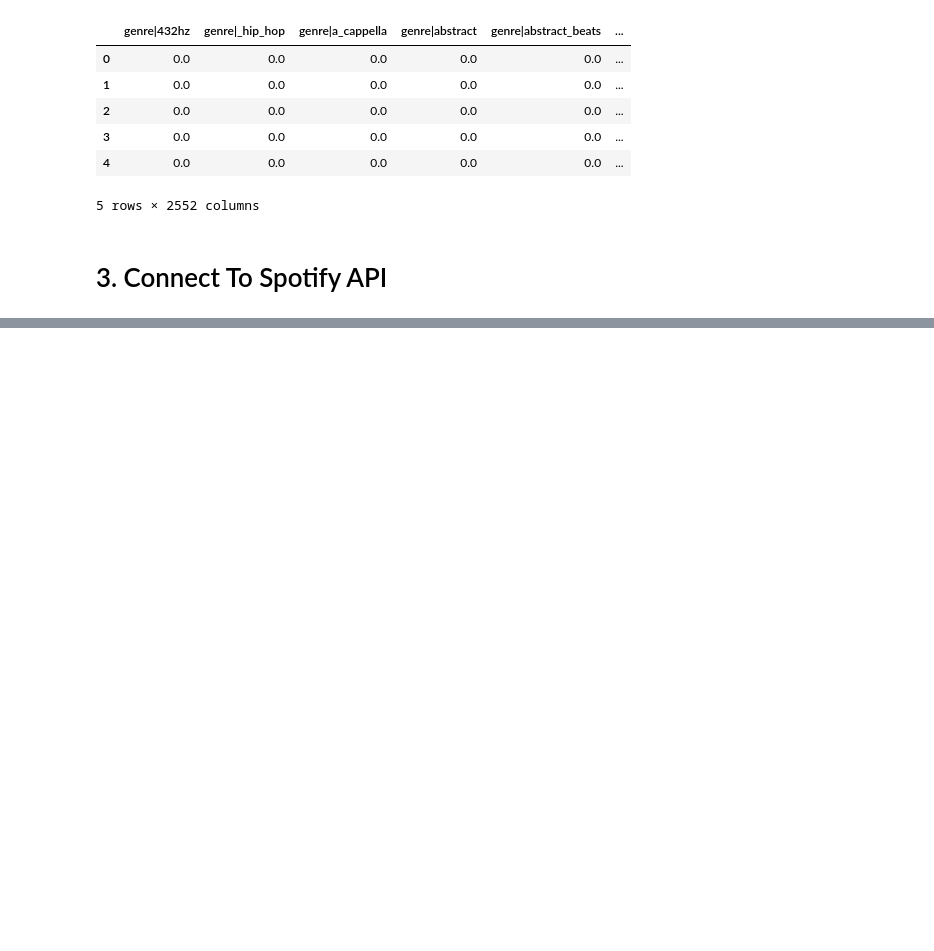
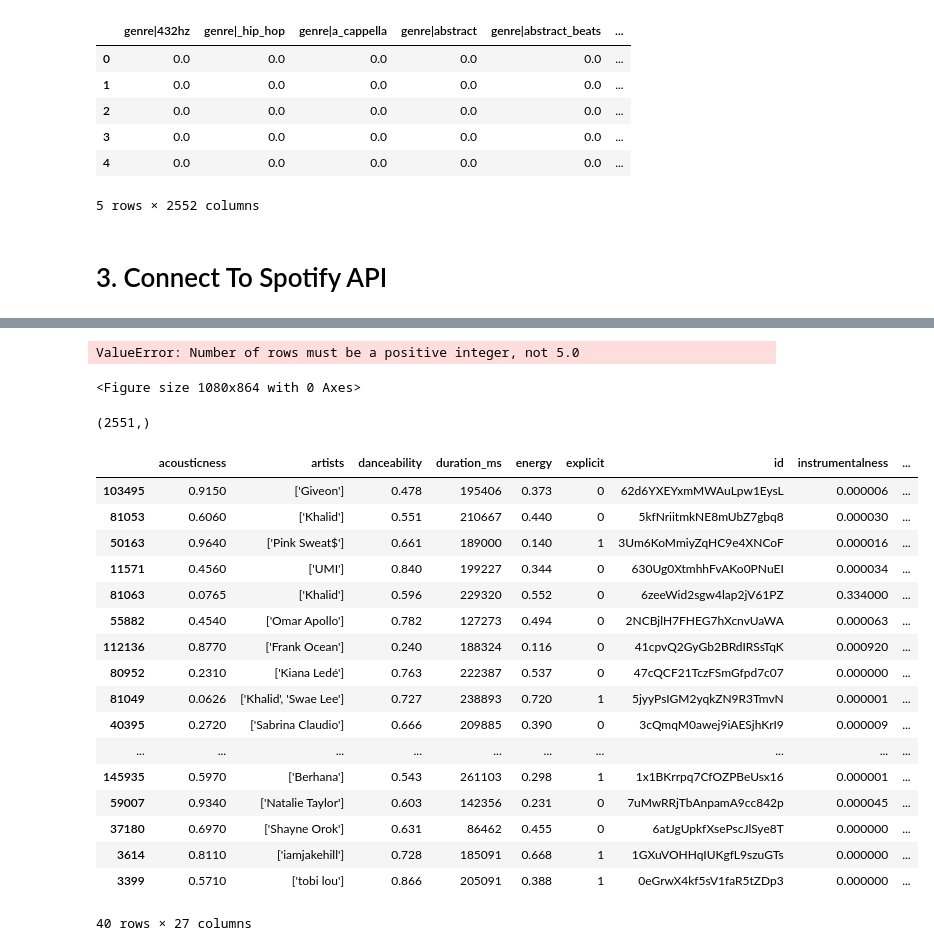
Before and after one commit to ish-kumar/Spotify-Recommender-System, a Jupyter notebook: recommender system/recommender.ipynb, the cells around one changed output, grey strips where cells are left out. Cells and saved outputs as stored; diff of their text form; code cells hidden in the pictures; blank space fills up the shorter version.

```diff
--- a/recommender system/recommender.ipynb
+++ b/recommender system/recommender.ipynb
@@ -377,0 +416,2 @@ id_name
+# %%
+playlist_ = create_necessary_outputs('ambient shit ig?', id_name,spotify_df)
@@ -377,0 +466,5 @@ id_name
+# %%
+visualize_songs(playlist_)
+# %% [output]
+ValueError: Number of rows must be a positive integer, not 5.0
+<Figure size 1080x864 with 0 Axes>
@@ -377,0 +506,50 @@ id_name
+# %%
+complete_feature_set_playlist_vector_, complete_feature_set_nonplaylist_ = generate_playlist_feature(complete_feature_set, playlist_, 1.09)
+#complete_feature_set_playlist_vector_chill, complete_feature_set_nonplaylist_chill = generate_playlist_feature(complete_feature_set, playlist_chill,
+# %%
+complete_feature_set_playlist_vector_.shape
+# %% [output]
+(2551,)
+# %%
+def generate_playlist_recos(df, features, nonplaylist_features):
+    """
+    Pull songs from a specific playlist.
+
+    Parameters:
+        df (pandas dataframe): spotify dataframe
+        features (pandas series): summarized playlist feature
+        nonplaylist_features (pandas dataframe): feature set of songs that are not in the selected playlist
+
+    Returns:
+        non_playlist_df_top_40: Top 40 recommendations for that playlist
+    """
+
+    non_playlist_df = df[df['id'].isin(nonplaylist_features['id'].values)]
+    non_playlist_df['sim'] = cosine_similarity(nonplaylist_features.drop('id', axis = 1).values, features.values.reshape(1, -1))[:,0]
+    non_playlist_df_top_40 = non_playlist_df.sort_values('sim',ascending = False).head(40)
+    non_playlist_df_top_40['url'] = non_playlist_df_top_40['id'].apply(lambda x: sp.track(x)['album']['images'][1]['url'])
+
+    return non_playlist_df_top_40
+# %%
+playlist_top40 = generate_playlist_recos(spotify_df, complete_feature_set_playlist_vector_, complete_feature_set_nonplaylist_)
+# %%
+playlist_top40
+# %% [output]
+|  | acousticness | artists | danceability | duration_ms | energy | explicit | id | instrumentalness | ... |
+| 103495 | 0.9150 | ['Giveon'] | 0.478 | 195406 | 0.373 | 0 | 62d6YXEYxmMWAuLpw1EysL | 0.000006 | ... |
+| 81053 | 0.6060 | ['Khalid'] | 0.551 | 210667 | 0.440 | 0 | 5kfNriitmkNE8mUbZ7gbq8 | 0.000030 | ... |
+| 50163 | 0.9640 | ['Pink Sweat$'] | 0.661 | 189000 | 0.140 | 1 | 3Um6KoMmiyZqHC9e4XNCoF | 0.000016 | ... |
+| 11571 | 0.4560 | ['UMI'] | 0.840 | 199227 | 0.344 | 0 | 630Ug0XtmhhFvAKo0PNuEI | 0.000034 | ... |
+| 81063 | 0.0765 | ['Khalid'] | 0.596 | 229320 | 0.552 | 0 | 6zeeWid2sgw4lap2jV61PZ | 0.334000 | ... |
+| 55882 | 0.4540 | ['Omar Apollo'] | 0.782 | 127273 | 0.494 | 0 | 2NCBjlH7FHEG7hXcnvUaWA | 0.000063 | ... |
+| 112136 | 0.8770 | ['Frank Ocean'] | 0.240 | 188324 | 0.116 | 0 | 41cpvQ2GyGb2BRdIRSsTqK | 0.000920 | ... |
+| 80952 | 0.2310 | ['Kiana Ledé'] | 0.763 | 222387 | 0.537 | 0 | 47cQCF21TczFSmGfpd7c07 | 0.000000 | ... |
+| 81049 | 0.0626 | ['Khalid', 'Swae Lee'] | 0.727 | 238893 | 0.720 | 1 | 5jyyPsIGM2yqkZN9R3TmvN | 0.000001 | ... |
+| 40395 | 0.2720 | ['Sabrina Claudio'] | 0.666 | 209885 | 0.390 | 0 | 3cQmqM0awej9iAESjhKrI9 | 0.000009 | ... |
+| ... | ... | ... | ... | ... | ... | ... | ... | ... | ... |
+| 145935 | 0.5970 | ['Berhana'] | 0.543 | 261103 | 0.298 | 1 | 1x1BKrrpq7CfOZPBeUsx16 | 0.000001 | ... |
+| 59007 | 0.9340 | ['Natalie Taylor'] | 0.603 | 142356 | 0.231 | 0 | 7uMwRRjTbAnpamA9cc842p | 0.000045 | ... |
+| 37180 | 0.6970 | ['Shayne Orok'] | 0.631 | 86462 | 0.455 | 0 | 6atJgUpkfXsePscJlSye8T | 0.000000 | ... |
+| 3614 | 0.8110 | ['iamjakehill'] | 0.728 | 185091 | 0.668 | 1 | 1GXuVOHHqIUKgfL9szuGTs | 0.000000 | ... |
+| 3399 | 0.5710 | ['tobi lou'] | 0.866 | 205091 | 0.388 | 1 | 0eGrwX4kf5sV1faR5tZDp3 | 0.000000 | ... |
+40 rows × 27 columns
```
Also changed, not shown: parts of 16 cells of this notebook.
